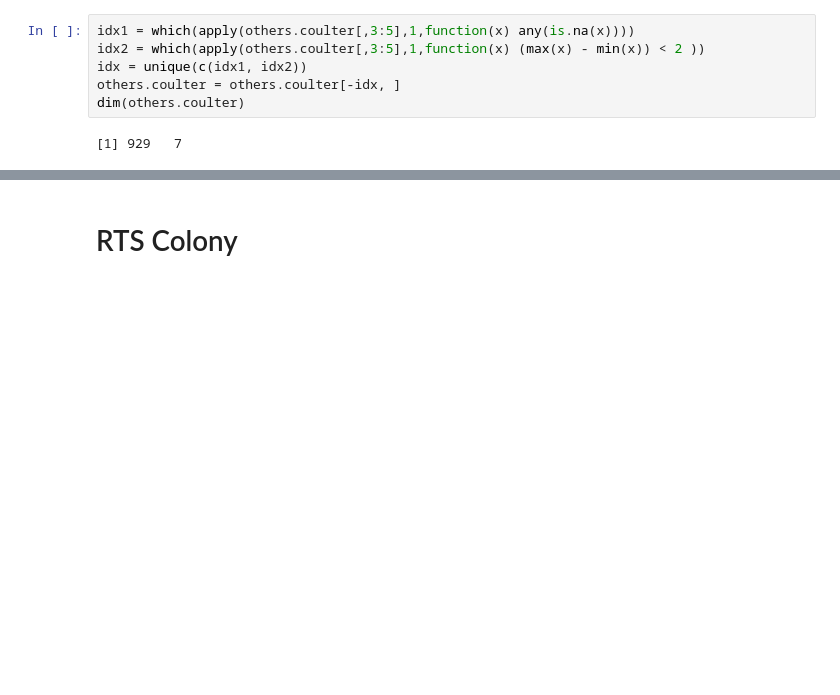
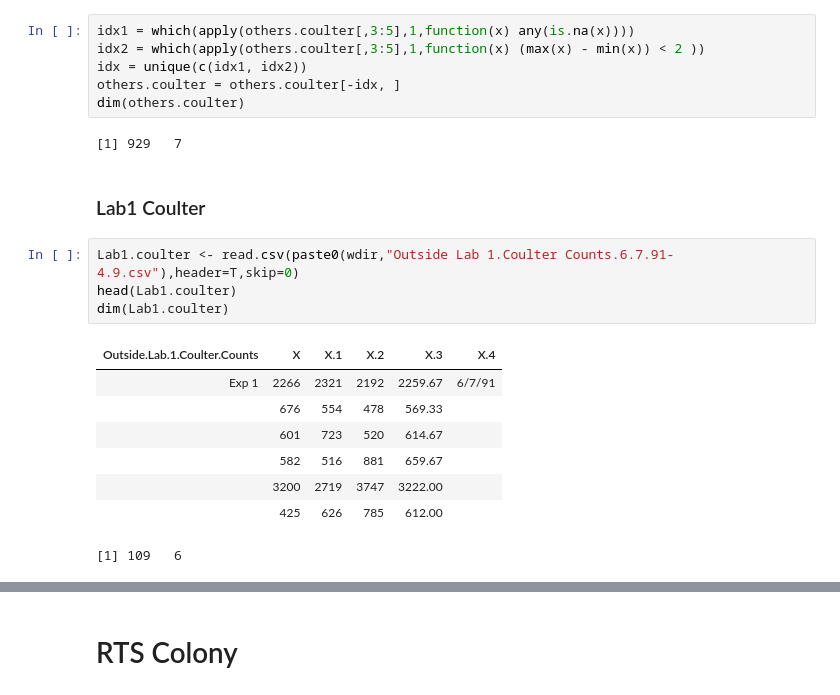
Before and after one commit to standard-aaron/reproduce_sor_2016, a Jupyter notebook: reproduce/Hypothesis Test 2.ipynb, the cells around one changed output, grey strips where cells are left out. Cells and saved outputs as stored; diff of their text form; blank space fills up the shorter version.

```diff
--- a/reproduce/Hypothesis Test 2.ipynb
+++ b/reproduce/Hypothesis Test 2.ipynb
@@ -87,3 +101,18 @@ others.coulter = others.coulter[-idx, ]
 dim(others.coulter)
 # %% [output]
 [1] 929   7
+# %% [markdown]
+### Lab1 Coulter
+# %%
+Lab1.coulter <- read.csv(paste0(wdir,"Outside Lab 1.Coulter Counts.6.7.91-4.9.csv"),header=T,skip=0)
+head(Lab1.coulter)
+dim(Lab1.coulter)
+# %% [output]
+| Outside.Lab.1.Coulter.Counts | X | X.1 | X.2 | X.3 | X.4 |
+| Exp 1 | 2266 | 2321 | 2192 | 2259.67 | 6/7/91 |
+|  | 676 | 554 | 478 | 569.33 |  |
+|  | 601 | 723 | 520 | 614.67 |  |
+|  | 582 | 516 | 881 | 659.67 |  |
+|  | 3200 | 2719 | 3747 | 3222.00 |  |
+|  | 425 | 626 | 785 | 612.00 |  |
+[1] 109   6
```
Also changed, not shown: parts of 22 cells of this notebook, 3 other files.
